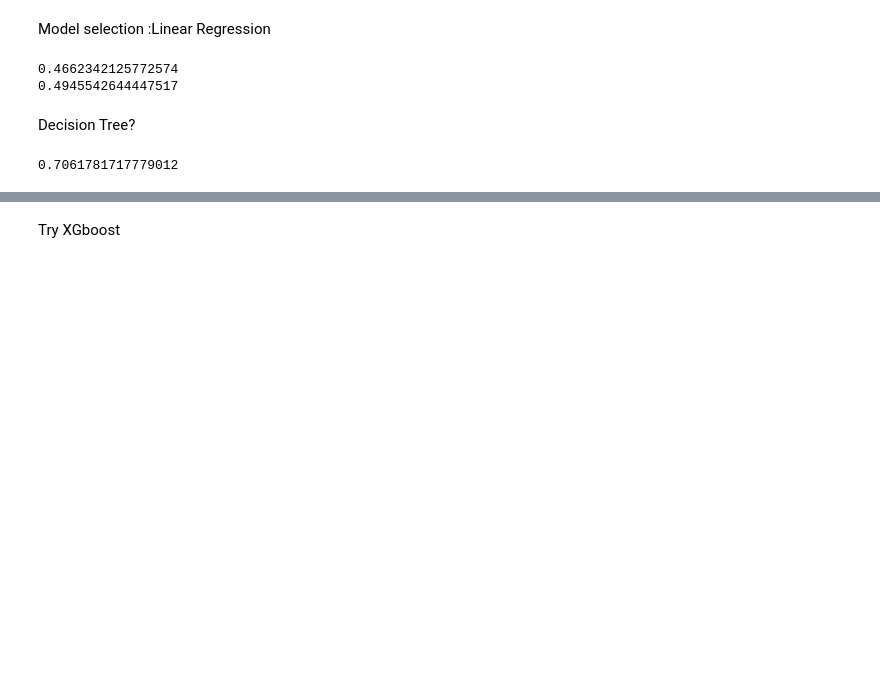
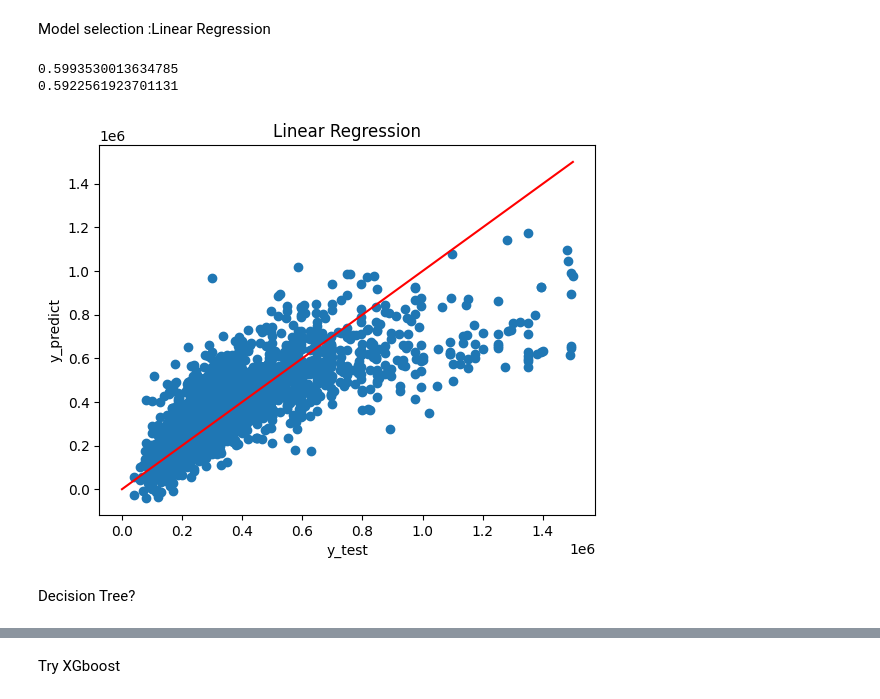
Before and after one commit to Spike815/Real_Estate_Analysis, a Jupyter notebook: model-building/regression-model.ipynb, the cells around one changed output, grey strips where cells are left out. Drawn from its saved outputs; the diff is of its cells as text; code cells hidden in the pictures; blank space fills up the shorter version.

Commit message:
add notes to regression-model

```diff
--- a/model-building/regression-model.ipynb
+++ b/model-building/regression-model.ipynb
@@ -149,23 +145,22 @@ Model selection :Linear Regression
 # %%
 reg = LinearRegression()
 reg.fit(X_train, y_train)
 
-# y_pred = reg.predict(X_test)
+y_pred = reg.predict(X_test)
 print(reg.score(X_train,y_train))
 print(reg.score(X_test,y_test))
+
+#show result
+a = np.array([0,max(y_test)[0]])
+plt.scatter(y_test,y_pred)
+plt.plot(a,a,color="red")
+plt.xlabel("y_test")
+plt.ylabel("y_predict")
+plt.title("Linear Regression")
+plt.show()
 # %% [output]
-0.4662342125772574
-0.4945542644447517
+0.5993530013634785
+0.5922561923701131
+[figure, added]
 # %% [markdown]
 Decision Tree?
-# %%
-from sklearn.tree import DecisionTreeRegressor
-
-
-clf = DecisionTreeRegressor()
-#min_samples_split=50
-clf.fit(X_train,y_train)
-clf.score(X_train,y_train)
-clf.score(X_test,y_test)
-# %% [output]
-0.7061781717779012
```
Also changed, not shown: parts of 7 cells of this notebook, 1 other file.
